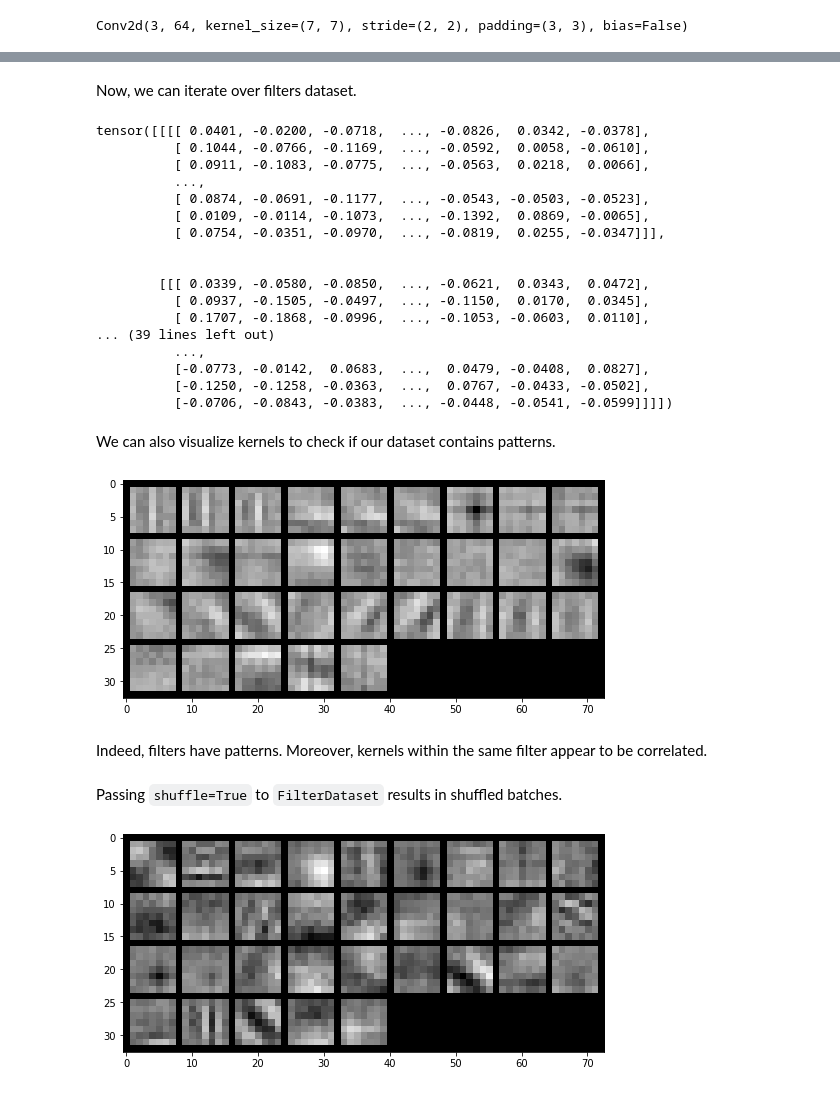
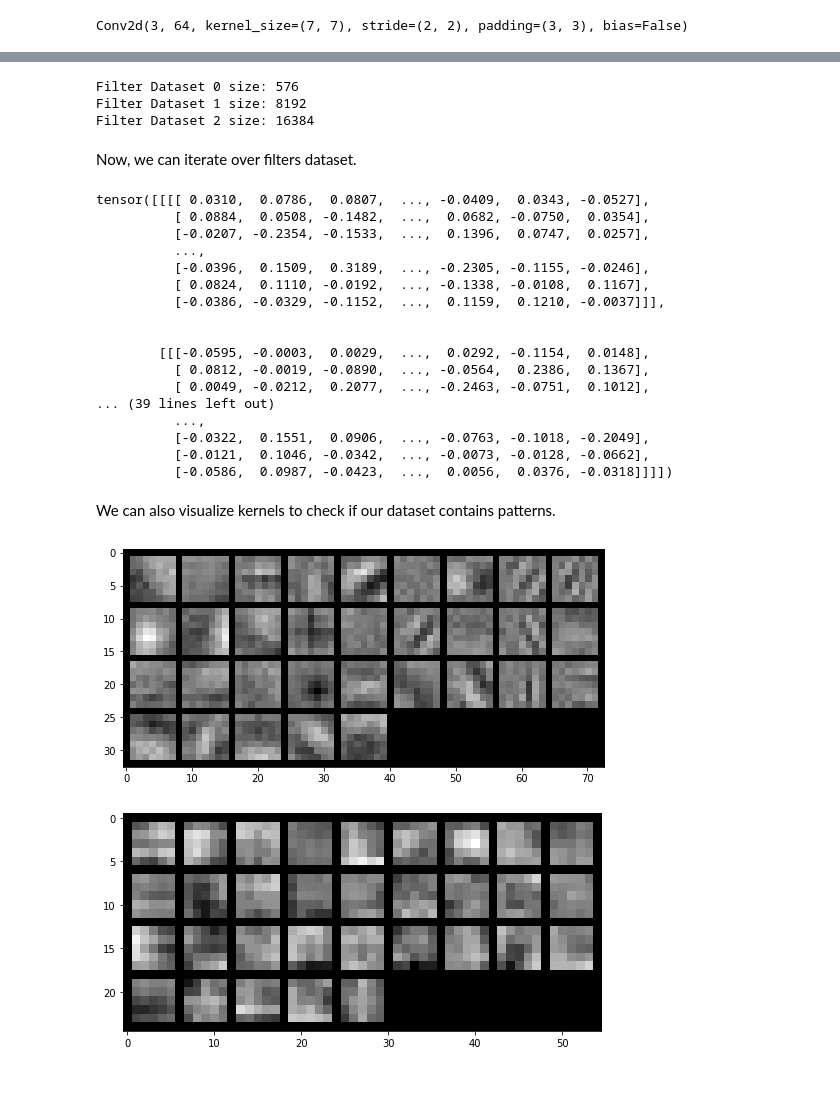
Before and after one commit to realfolkcode/AdversarialRegularization, a Jupyter notebook: filters.ipynb, the cells around one changed output, grey strips where cells are left out. Drawn from its saved outputs; the diff is of its cells as text; code cells hidden in the pictures.

Commit message:
Merge filters and regularization notebooks

```diff
--- a/filters.ipynb
+++ b/filters.ipynb
@@ -123,27 +120,46 @@ Dataset size: 384
+# %%
+filters_data = []
+filters_loader = []
+
+# Create datasets for 7x7, 5x5, 5x5 kernels from corresponding convolution layers
+filters_data.append(FilterDataset([model.features[0] for model in model_lst]))
+filters_data.append(FilterDataset([model_lst[0].features[3]]))
+filters_data.append(FilterDataset([model_lst[0].features[6]]))
+
+# Create dataloaders for filters datasets
+for i in range(len(filters_data)):
+    filters_loader.append(DataLoader(filters_data[i], batch_size=32, shuffle=True))
+# %%
+for i in range(len(filters_loader)):
+    print(f'Filter Dataset {i} size: {len(filters_loader[i].dataset)}')
+# %% [output]
+Filter Dataset 0 size: 576
+Filter Dataset 1 size: 8192
+Filter Dataset 2 size: 16384
 # %% [markdown]
 Now, we can iterate over filters dataset.
 # %%
-for batch in filters_loader:
+for batch in filters_loader[0]:
     print(batch)
     break
 # %% [output]
-tensor([[[[ 0.0401, -0.0200, -0.0718,  ..., -0.0826,  0.0342, -0.0378],
-          [ 0.1044, -0.0766, -0.1169,  ..., -0.0592,  0.0058, -0.0610],
-          [ 0.0911, -0.1083, -0.0775,  ..., -0.0563,  0.0218,  0.0066],
+tensor([[[[ 0.0310,  0.0786,  0.0807,  ..., -0.0409,  0.0343, -0.0527],
+          [ 0.0884,  0.0508, -0.1482,  ...,  0.0682, -0.0750,  0.0354],
+          [-0.0207, -0.2354, -0.1533,  ...,  0.1396,  0.0747,  0.0257],
           ...,
-          [ 0.0874, -0.0691, -0.1177,  ..., -0.0543, -0.0503, -0.0523],
-          [ 0.0109, -0.0114, -0.1073,  ..., -0.1392,  0.0869, -0.0065],
-          [ 0.0754, -0.0351, -0.0970,  ..., -0.0819,  0.0255, -0.0347]]],
+          [-0.0396,  0.1509,  0.3189,  ..., -0.2305, -0.1155, -0.0246],
+          [ 0.0824,  0.1110, -0.0192,  ..., -0.1338, -0.0108,  0.1167],
+          [-0.0386, -0.0329, -0.1152,  ...,  0.1159,  0.1210, -0.0037]]],
 
 
-        [[[ 0.0339, -0.0580, -0.0850,  ..., -0.0621,  0.0343,  0.0472],
-          [ 0.0937, -0.1505, -0.0497,  ..., -0.1150,  0.0170,  0.0345],
-          [ 0.1707, -0.1868, -0.0996,  ..., -0.1053, -0.0603,  0.0110],
+        [[[-0.0595, -0.0003,  0.0029,  ...,  0.0292, -0.1154,  0.0148],
+          [ 0.0812, -0.0019, -0.0890,  ..., -0.0564,  0.2386,  0.1367],
+          [ 0.0049, -0.0212,  0.2077,  ..., -0.2463, -0.0751,  0.1012],
 ... (39 lines left out)
           ...,
-          [-0.0773, -0.0142,  0.0683,  ...,  0.0479, -0.0408,  0.0827],
-          [-0.1250, -0.1258, -0.0363,  ...,  0.0767, -0.0433, -0.0502],
-          [-0.0706, -0.0843, -0.0383,  ..., -0.0448, -0.0541, -0.0599]]]])
+          [-0.0322,  0.1551,  0.0906,  ..., -0.0763, -0.1018, -0.2049],
+          [-0.0121,  0.1046, -0.0342,  ..., -0.0073, -0.0128, -0.0662],
+          [-0.0586,  0.0987, -0.0423,  ...,  0.0056,  0.0376, -0.0318]]]])
 # %% [markdown]
 We can also visualize kernels to check if our dataset contains patterns.
 # %%
@@ -155,10 +171,6 @@ def plot_kernels(loader, nrow=8):
     plt.figure(figsize=(nrow,rows))
     plt.imshow(grid.numpy().transpose((1, 2, 0)))
 # %%
-plot_kernels(filters_loader, nrow=9)
+plot_kernels(filters_loader[0], nrow=9)
 # %% [output]
-[figure, old version]
+[figure, new version]
-# %% [markdown]
-Indeed, filters have patterns. Moreover, kernels within the same filter appear to be correlated.
-# %% [markdown]
-Passing `shuffle=True` to `FilterDataset` results in shuffled batches.
@@ -167,4 +177,4 @@ filters_loader = DataLoader(filters, batch_size=32, shuffle=True)
 # %%
-plot_kernels(filters_loader, nrow=9)
+plot_kernels(filters_loader[1], nrow=9)
 # %% [output]
-[figure, old version]
+[figure, new version]
```
Also changed, not shown: parts of 14 cells of this notebook.
